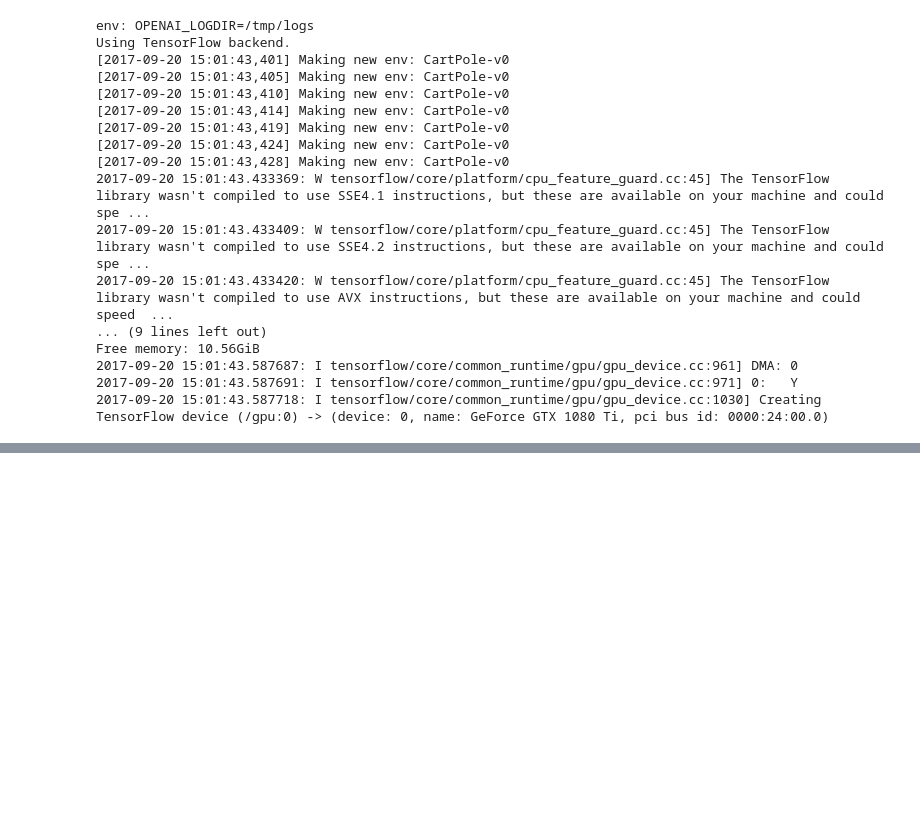
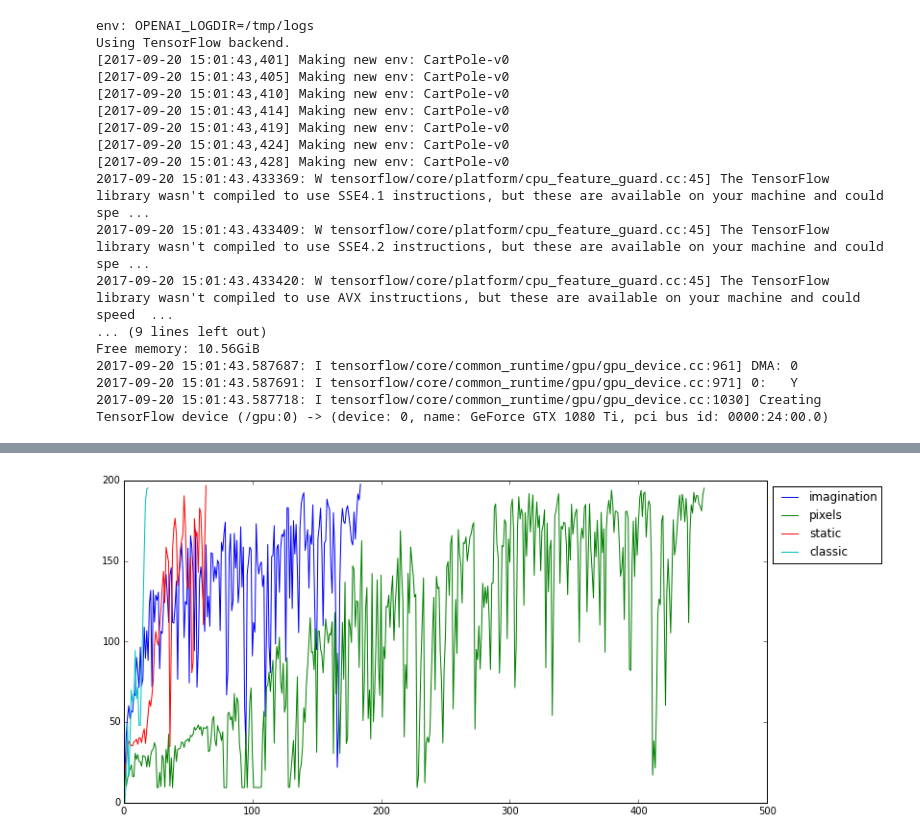
Before and after one commit to 8enmann/model-based-rl, a Jupyter notebook: model-based-rl.ipynb, the cells around one changed output, grey strips where cells are left out. Drawn from its saved outputs; the diff is of its cells as text; code cells hidden in the pictures; blank space fills up the shorter version.

Commit message:
add graph of results

```diff
--- a/model-based-rl.ipynb
+++ b/model-based-rl.ipynb
@@ -426,0 +425,34 @@ Free memory: 2.13GiB
+# %%
+# Render learning graphs
+import glob
+import tensorflow as tf
+
+files = sorted(glob.glob('/tmp/logs/tb/**/events*', recursive=True), reverse=True)
+
+def read_tensorboard(path_to_events_file, tag):
+    """This example supposes that the events file contains summaries with a
+    summary value tag.  These could have been added by calling
+    `add_summary()`, passing the output of a scalar summary op created with
+    with: `tf.scalar_summary(['loss'], loss_tensor)`.
+    """
+    for e in tf.train.summary_iterator(path_to_events_file):
+        for v in e.summary.value:
+            if v.tag == tag:
+                yield v.simple_value
+
+import matplotlib.pyplot as plt
+%matplotlib inline
+
+labels = ['classic', 'static', 'pixels', 'imagination']
+
+plt.figure(figsize=(12, 6))
+plt.hold(True)
+for i in range(min(len(files), 6)):
+    data = list(read_tensorboard(files[i], 'mean_episode_length'))
+    if data[-1] < 195:
+        continue
+    plt.plot(data, label=labels.pop())
+plt.legend(loc='upper left', bbox_to_anchor=(1, 1))
+plt.show()
+# %% [output]
+[figure, added]
```
Also changed, not shown: parts of 1 cell of this notebook, 1 other file.
